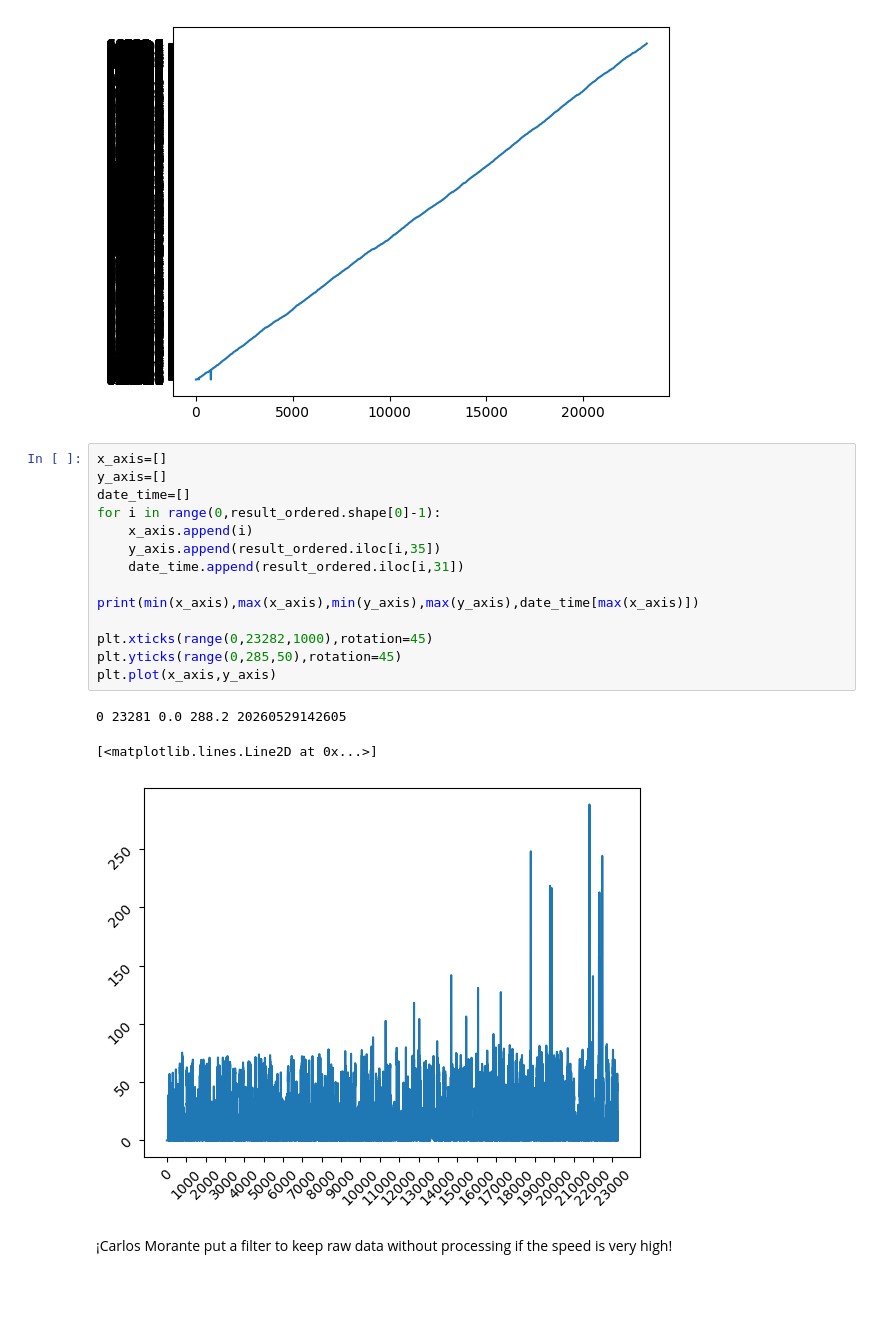
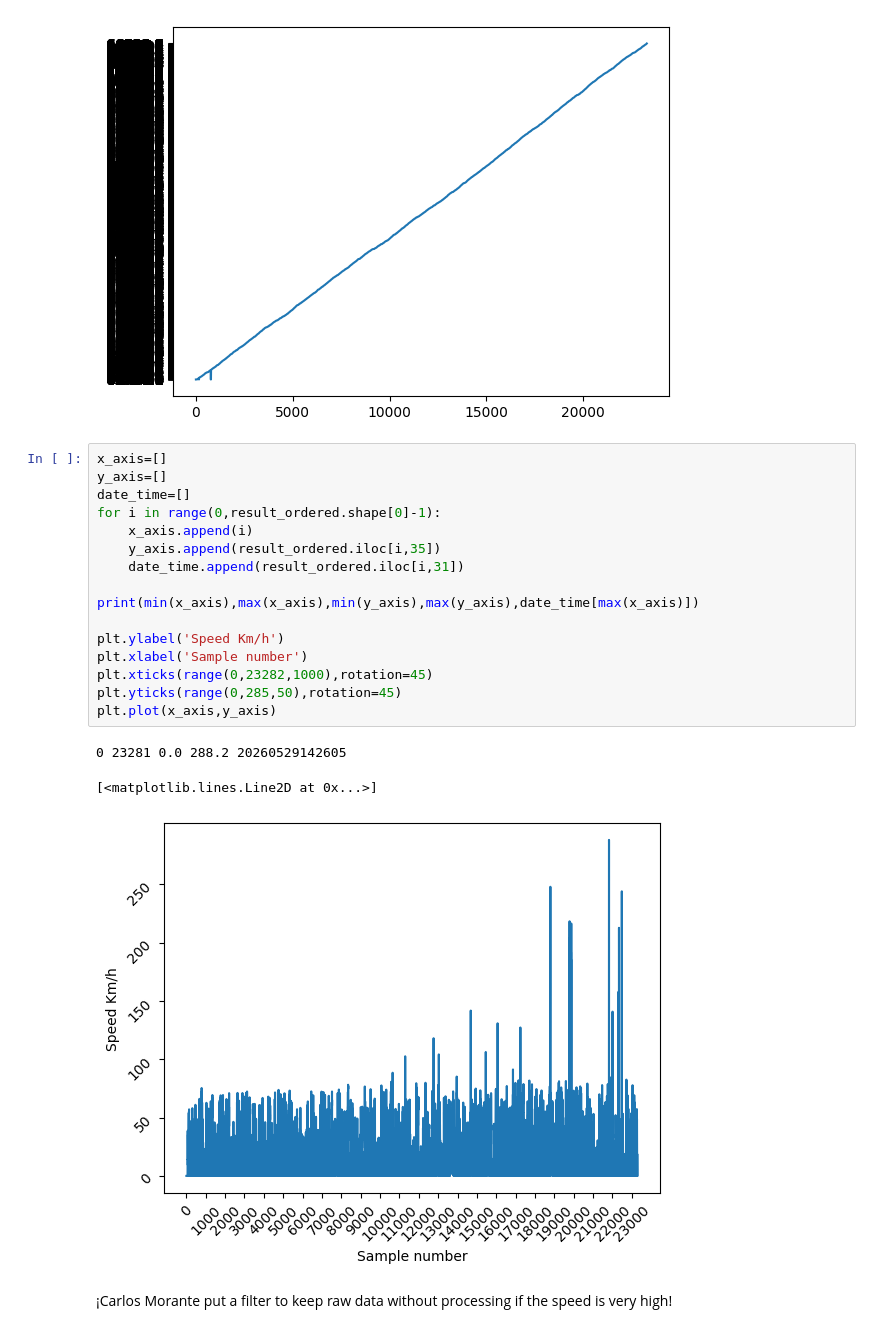
Before and after one commit to jlhb1984/Zonar_projects, a Jupyter notebook: notebooks/chilco TS000172510.ipynb, the cells around one changed output. Drawn from its saved outputs; the diff is of its cells as text; blank space fills up the shorter version.

```diff
--- a/notebooks/chilco TS000172510.ipynb
+++ b/notebooks/chilco TS000172510.ipynb
@@ -427,21 +427,23 @@ plt.plot(x_axis,y_axis)
 # %%
 x_axis=[]
 y_axis=[]
 date_time=[]
 for i in range(0,result_ordered.shape[0]-1):
     x_axis.append(i)
     y_axis.append(result_ordered.iloc[i,35])
     date_time.append(result_ordered.iloc[i,31])
 
 print(min(x_axis),max(x_axis),min(y_axis),max(y_axis),date_time[max(x_axis)])
 
+plt.ylabel('Speed Km/h')
+plt.xlabel('Sample number')
 plt.xticks(range(0,23282,1000),rotation=45)
 plt.yticks(range(0,285,50),rotation=45)
 plt.plot(x_axis,y_axis)
 # %% [output]
 0 23281 0.0 288.2 20260529142605
 [<matplotlib.lines.Line2D at 0x...>]
-[figure, old version]
+[figure, new version]
 # %% [markdown]
 ¡Carlos Morante put a filter to keep raw data without  processing if the speed is very high!
 # %%
```
Also changed, not shown: 24 other files.
